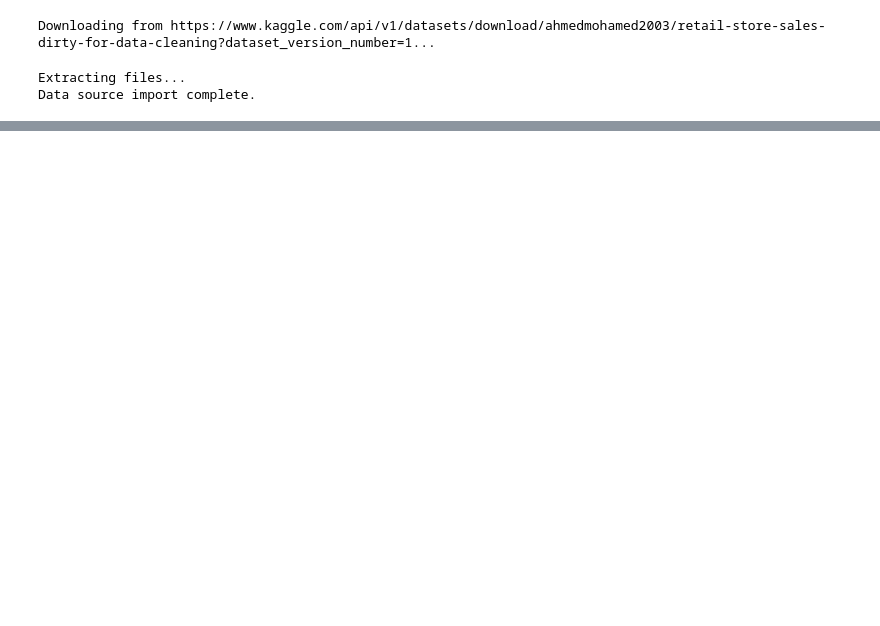
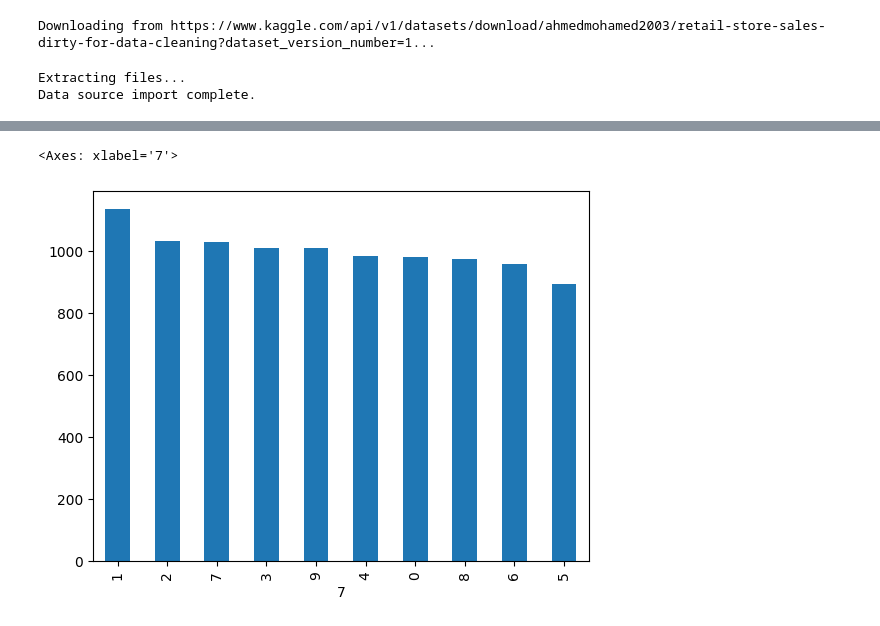
Before and after one commit to deepraj16/kaggle-work, a Jupyter notebook: Copy_of_notebookde77ed5b2e.ipynb, the cells around one changed output, grey strips where cells are left out. Drawn from its saved outputs; the diff is of its cells as text; code cells hidden in the pictures; blank space fills up the shorter version.

```diff
--- a/Copy_of_notebookde77ed5b2e.ipynb
+++ b/Copy_of_notebookde77ed5b2e.ipynb
@@ -36,0 +71,5 @@ for dirname, _, filenames in os.walk('/kaggle/input'):
+# %%
+df['7'].value_counts().plot(kind='bar')
+# %% [output]
+<Axes: xlabel='7'>
+[figure, added]
```
Also changed, not shown: parts of 12 cells of this notebook.
